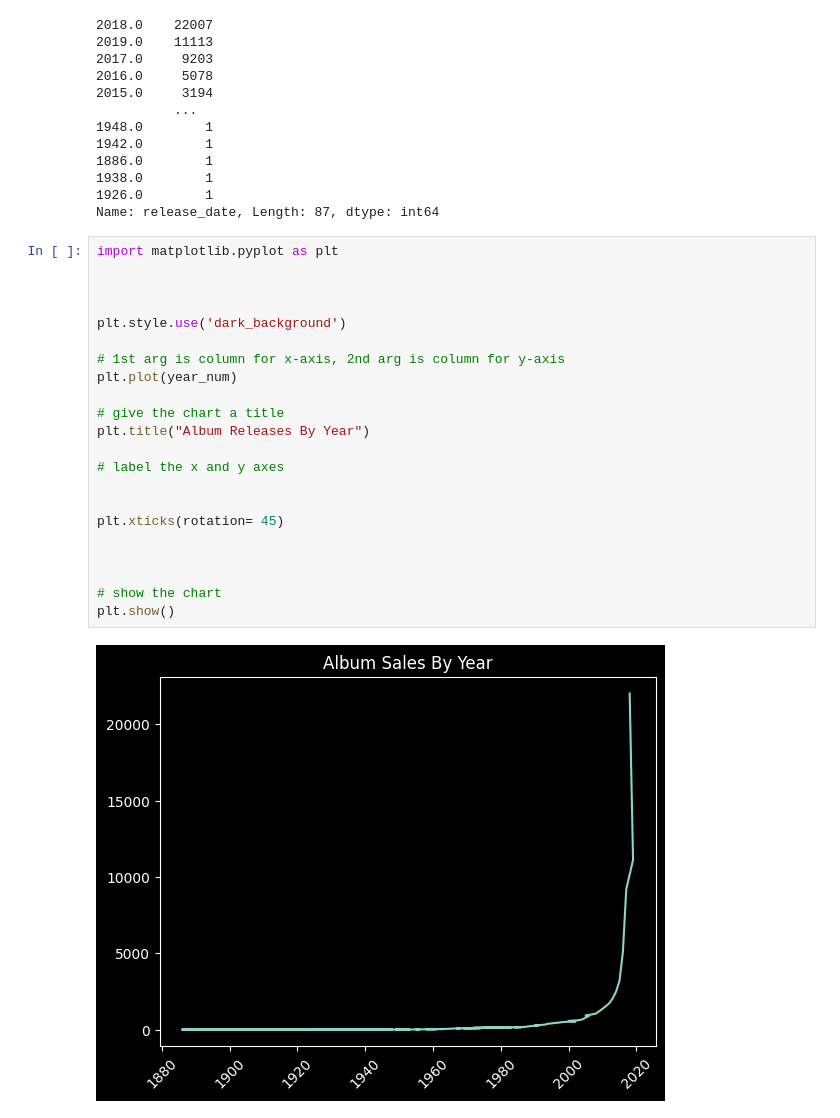
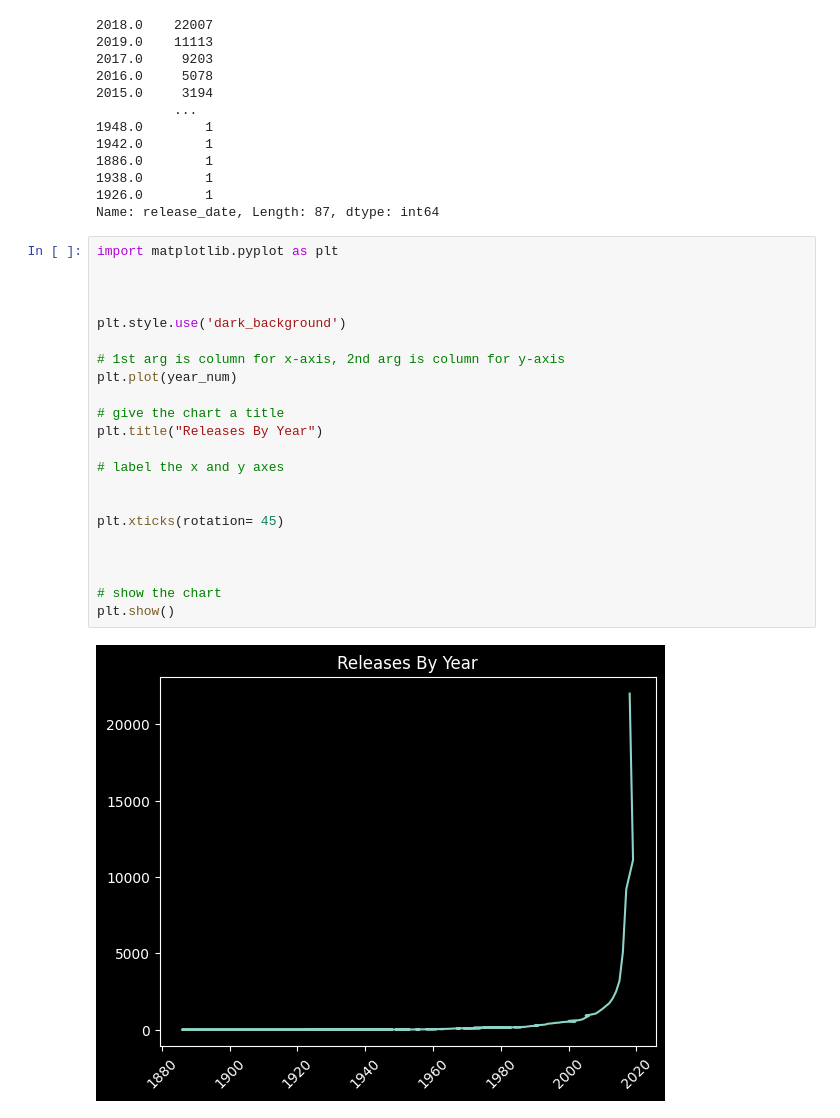
Before and after one commit to Drewrwhite/data_week_4, a Jupyter notebook: main.ipynb, the cells around one changed output. Drawn from its saved outputs; the diff is of its cells as text.

Commit message:
tidy up graph

```diff
--- a/main.ipynb
+++ b/main.ipynb
@@ -384,24 +384,24 @@ Name: release_date, Length: 87, dtype: int64
 # %%
 import matplotlib.pyplot as plt
 
 
 
 plt.style.use('dark_background')
 
 # 1st arg is column for x-axis, 2nd arg is column for y-axis
 plt.plot(year_num)
 
 # give the chart a title
-plt.title("Album Releases By Year")
+plt.title("Releases By Year")
 
 # label the x and y axes
 
 
 plt.xticks(rotation= 45)
 
 
 
 # show the chart
 plt.show()
 # %% [output]
-[figure, old version]
+[figure, new version]
```
